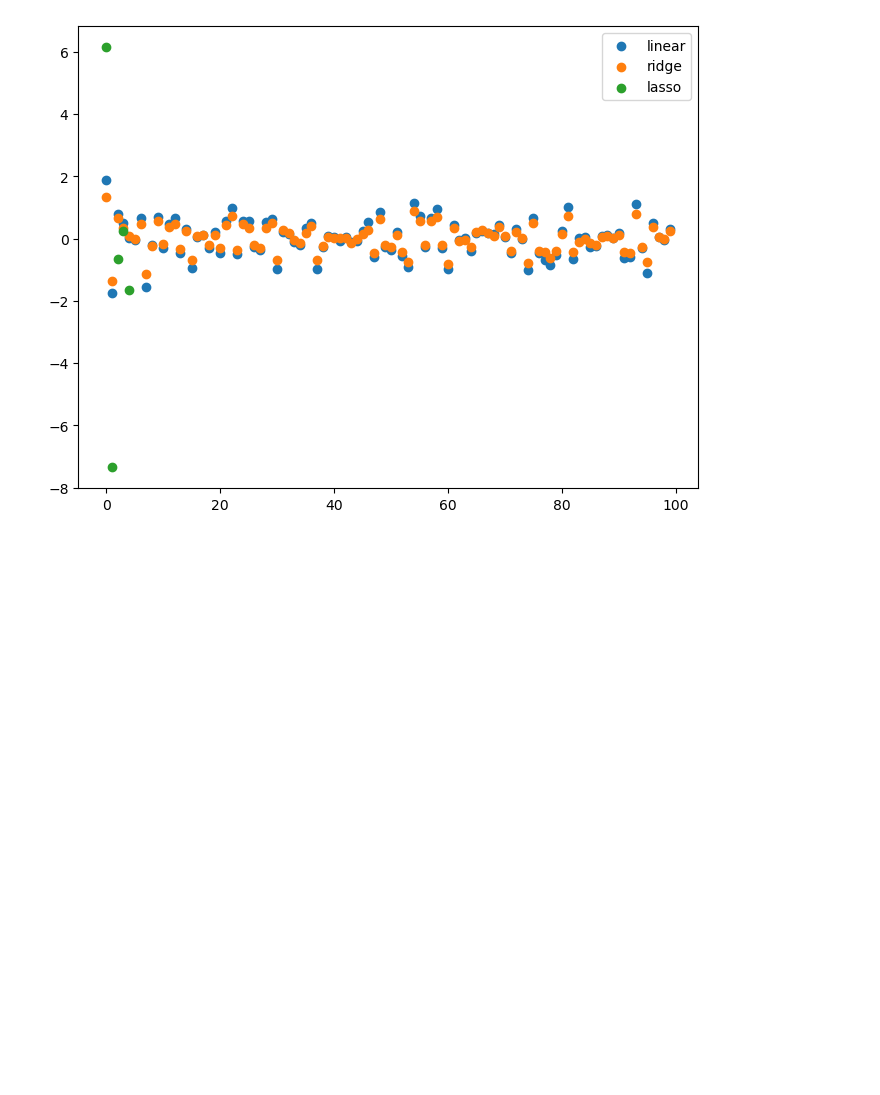
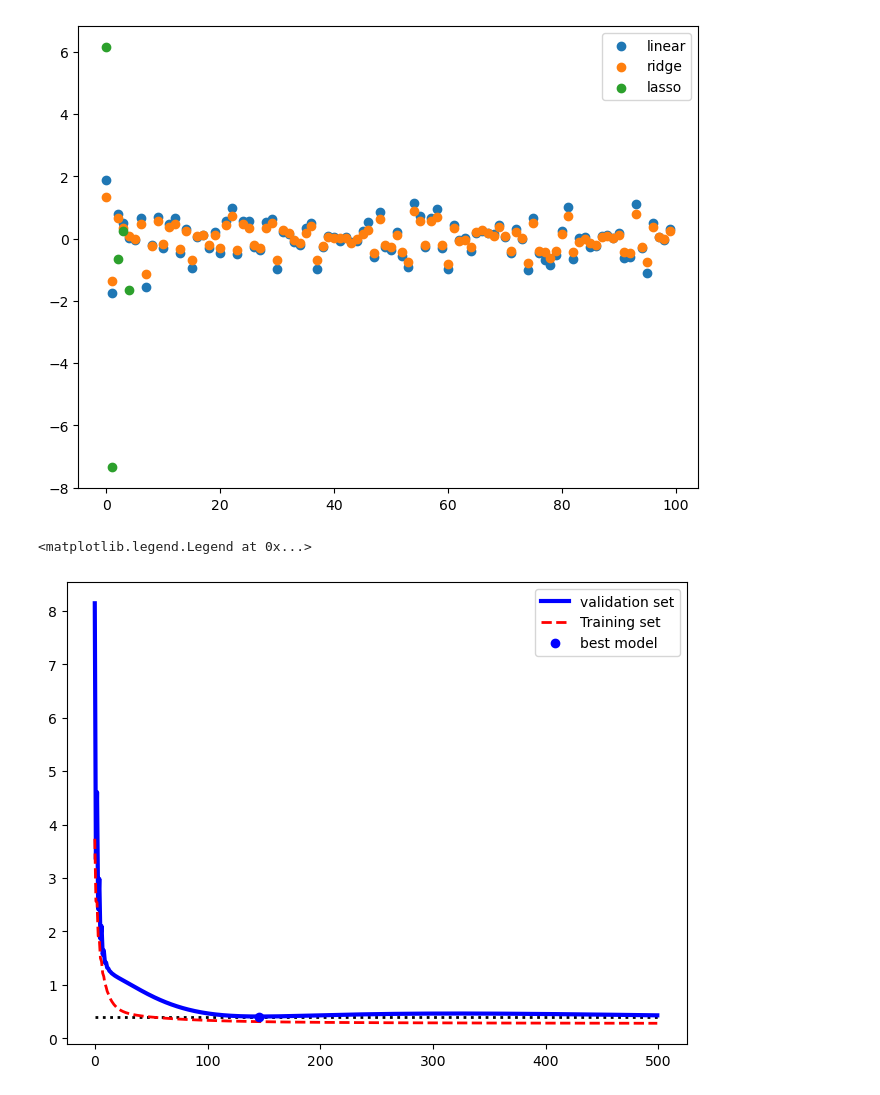
Before and after one commit to skn29teacher/skn29_lecture, a Jupyter notebook: 머신러닝/04.다항회귀/001.ipynb, the cells around one changed output. Cells and saved outputs as stored; diff of their text form; code cells hidden in the pictures; blank space fills up the shorter version.

```diff
--- a/머신러닝/04.다항회귀/001.ipynb
+++ b/머신러닝/04.다항회귀/001.ipynb
@@ -164,0 +207,13 @@ elastic_net = ElasticNet(alpha=1, l1_ratio=0.5)  # l1_ratio=0.5  Ridge와 Lasso
+# %%
+# 시각화
+import matplotlib.pyplot as plt
+best_epoch = np.argmin(val_erros)
+fig,ax = plt.subplots(figsize=(8,6))
+ax.plot([0,n_epochs], [best_valid_rmse,best_valid_rmse],'k:',linewidth=2)
+ax.plot(val_erros,'b-',linewidth=3, label='validation set')
+ax.plot(train_erros,'r--',linewidth=2, label='Training set')
+ax.plot(best_epoch,best_valid_rmse, 'bo',label='best model')
+plt.legend()
+# %% [output]
+<matplotlib.legend.Legend at 0x...>
+[figure, added]
```
Also changed, not shown: parts of 4 cells of this notebook.
